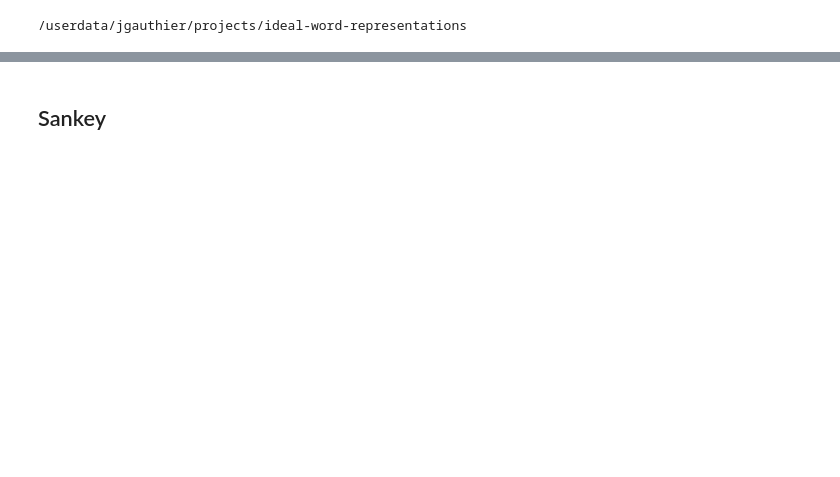
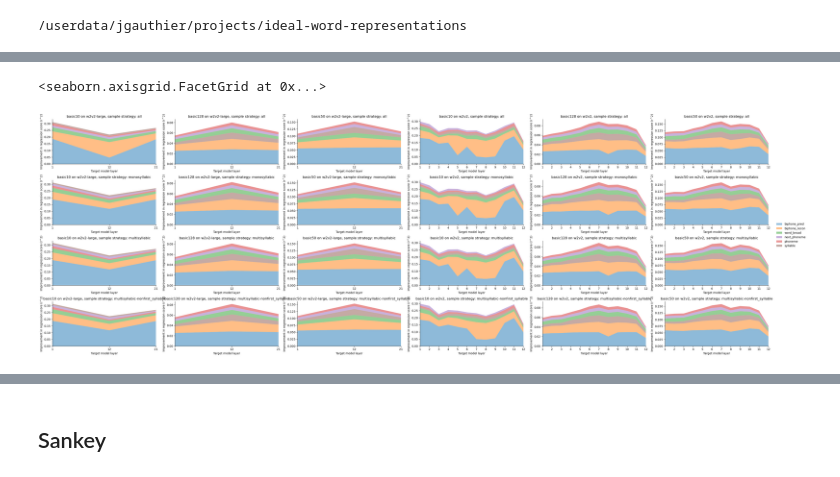
Before and after one commit to hans/ideal-word-representations, a Jupyter notebook: notebooks/synthetic_encoding/feature_selection_summary.ipynb, the cells around one changed output, grey strips where cells are left out. Cells and saved outputs as stored; diff of their text form; code cells hidden in the pictures; blank space fills up the shorter version.

```diff
--- a/notebooks/synthetic_encoding/feature_selection_summary.ipynb
+++ b/notebooks/synthetic_encoding/feature_selection_summary.ipynb
@@ -94,5 +94,0 @@ merged_df.pipe((sns.lineplot, "data"), x="step", y="score", hue="base_model_laye
-# %%
-stack_plot_df = merged_df[merged_df.encoder == "basic10"].sort_values("base_model_layer").pivot_table(index="base_model_layer", columns="selected_embedding", values="improvement").fillna(0)
-f, ax = plt.subplots(figsize=(15, 5))
-ax.stackplot(stack_plot_df.index, stack_plot_df.T, labels=stack_plot_df.columns, alpha=0.5)
-ax.legend()
@@ -109,5 +94,0 @@ sns.catplot(data=merged_df, row="encoder",
-# %%
-# Summarize improvement due to ~phonemic vs. >phonemic features
-merged_df["is_phonemic"] = merged_df.selected_embedding.str.contains("phone")
-sns.catplot(data=merged_df.groupby(["encoder", "base_model_layer", "is_phonemic"]).improvement.sum().reset_index(),
-            row="encoder", x="base_model_layer", y="improvement", hue="is_phonemic", kind="bar")
@@ -116,0 +95,10 @@ sns.catplot(data=merged_df.groupby(["encoder", "base_model_layer", "is_phonemic"
+# %%
+stack_plot_colors = {emb: color for emb, color in zip(merged_df.selected_embedding.unique(), sns.color_palette())}
+stack_plot_panels = [
+    (target_model_class, encoder, strategy)
+    for target_model_class in ["w2v2", "w2v2-large"]
+    for encoder in ["basic10", "basic50", "basic128"]
+    for strategy in ["all", "multisyllabic", "monosyllabic", "multisyllabic-nonfirst_syllable"]
+]
+# %%
+merged_df["base_model_and_encoder"] = merged_df.base_model_class + "_" + merged_df.encoder
@@ -116,0 +121,30 @@ sns.catplot(data=merged_df.groupby(["encoder", "base_model_layer", "is_phonemic"
+# %%
+def plot_stackplot(data, **kws):
+    ax = plt.gca()
+    plot_df = data.sort_values("base_model_layer").pivot_table(index="base_model_layer", columns="selected_embedding", values="improvement").fillna(0)
+    # Reorder columns based on mean explained variance
+    column_order = plot_df.mean().sort_values(ascending=False).index
+    plot_df = plot_df[column_order]
+    ax.stackplot(plot_df.index, plot_df.T, labels=plot_df.columns,
+                 colors=[stack_plot_colors[emb] for emb in plot_df.columns], alpha=0.5)
+
+    encoder = data.encoder.iloc[0]
+    base_model_class = data.base_model_class.iloc[0]
+    strategy = data.subsample_strategy.iloc[0]
+    ax.set_title(f"{encoder} on {base_model_class}, sample strategy: {strategy}")
+    ax.set_xlim((plot_df.index.min(), plot_df.index.max()))
+    ax.set_xticks(plot_df.index)
+    ax.set_xticklabels(1 + plot_df.index)
+    ax.set_xlabel("Target model layer")
+    ax.set_ylabel("Improvement in regression score (r^2)")
+    ax.legend(title="Feature / embedding", loc="center left", bbox_to_anchor=(1, 0.5))
+
+g = sns.FacetGrid(data=merged_df,
+                  col="base_model_and_encoder", col_order=sorted(merged_df.base_model_and_encoder.unique()),
+                  row="subsample_strategy",
+                  sharex=False, sharey="col", aspect=2)
+g.map_dataframe(plot_stackplot)
+g.add_legend()
+# %% [output]
+<seaborn.axisgrid.FacetGrid at 0x...>
+[figure, added]
```
Also changed, not shown: parts of 13 cells of this notebook, 5 other files.
